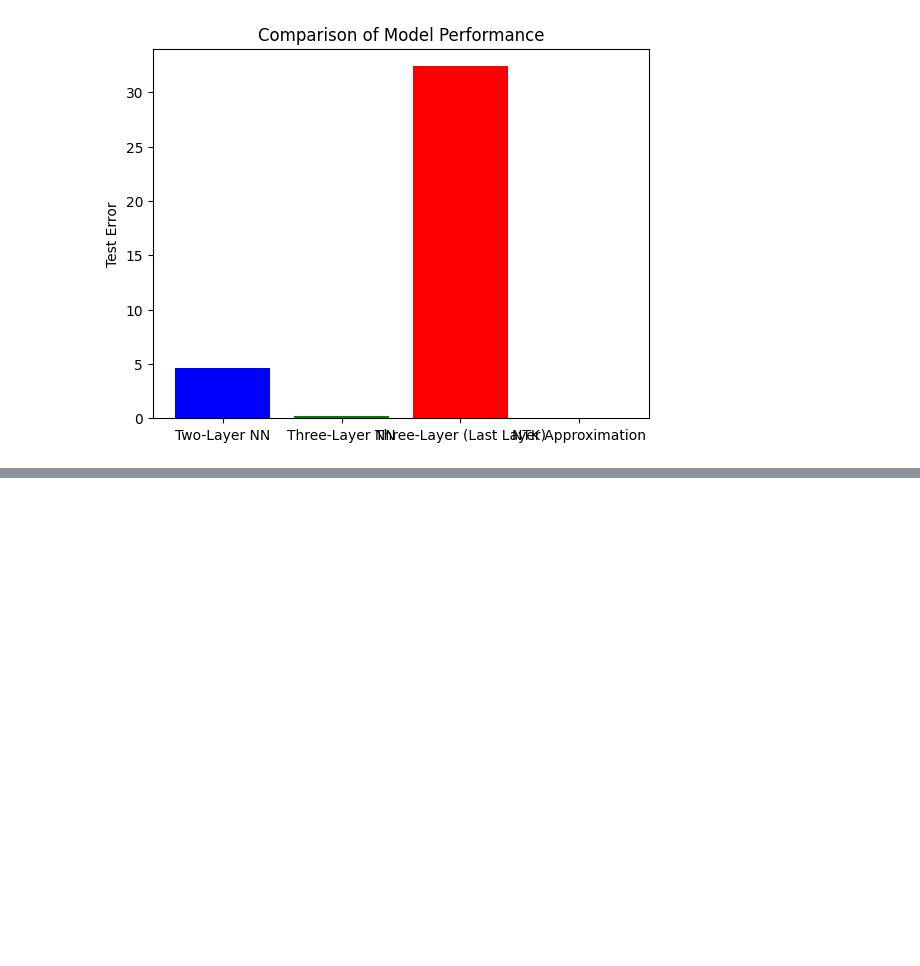
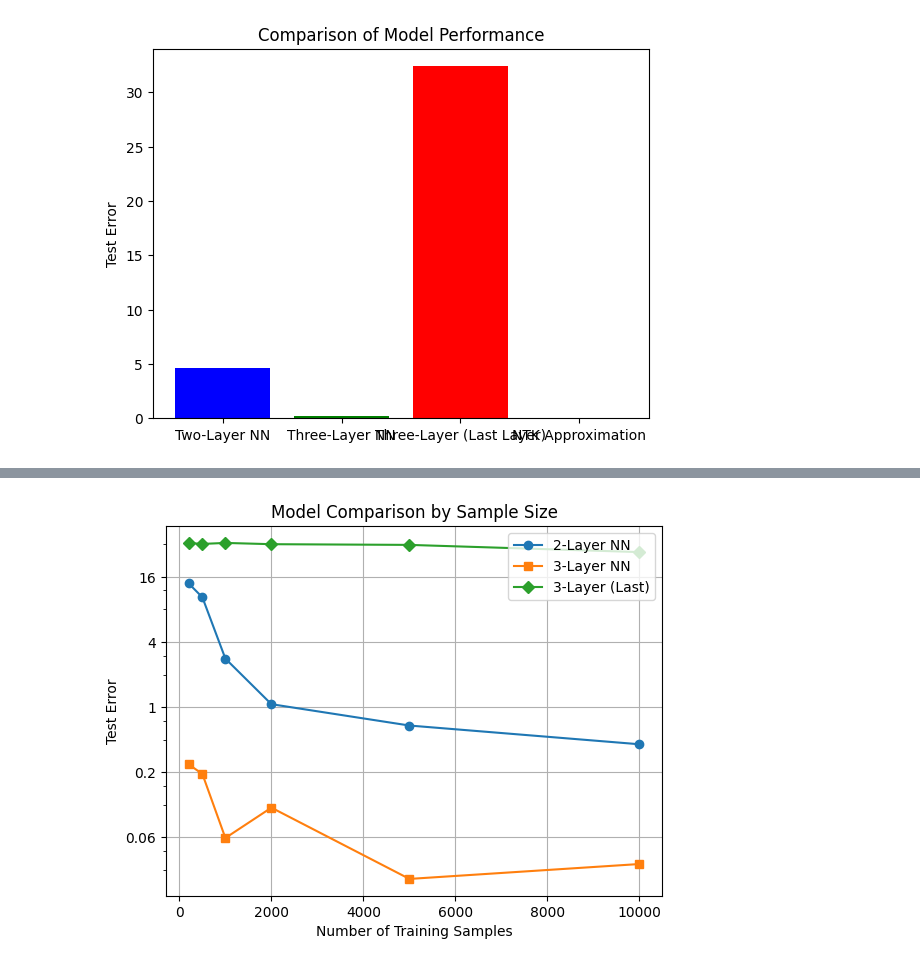
Before and after one commit to DIlyess/learning_and_generalization_in_overparametrized_NN, a Jupyter notebook: notebook.ipynb, the cells around one changed output, grey strips where cells are left out. Cells and saved outputs as stored; diff of their text form; code cells hidden in the pictures; blank space fills up the shorter version.

Commit message:
[Feat] Added comparison of models for different nb of neurons/nb of sample. Added plots.

```diff
--- a/notebook.ipynb
+++ b/notebook.ipynb
@@ -182,0 +218,5 @@ NTK Approximation: Test Error = 0.0000
+# %%
+N_list = [200, 500, 1000, 2000, 5000, 10000]
+results = compare_models_with_samples(
+    N_list=N_list, hidden_dim1=200, hidden_dim2=100, epochs=500
+)
@@ -182,0 +241,25 @@ NTK Approximation: Test Error = 0.0000
+# %%
+def log_formatter(val, _):
+    if val < 1:
+        return f"{val:.1}"
+    elif val.is_integer():
+        return f"{int(val)}"
+    else:
+        return f"{val:.2f}"
+# %%
+# Plot results
+markers = ["o", "s", "D", "^"]
+for model, errors in results.items():
+    plt.plot(N_list, errors, label=model, marker=markers.pop(0))
+import matplotlib.ticker as ticker
+
+plt.xlabel("Number of Training Samples")
+plt.ylabel("Test Error")
+plt.title("Model Comparison by Sample Size")
+plt.legend()
+plt.yscale("log", base=4)
+plt.gca().yaxis.set_major_formatter(ticker.FuncFormatter(log_formatter))
+plt.grid()
+plt.show()
+# %% [output]
+[figure, added]
```
Also changed, not shown: parts of 5 cells of this notebook.
